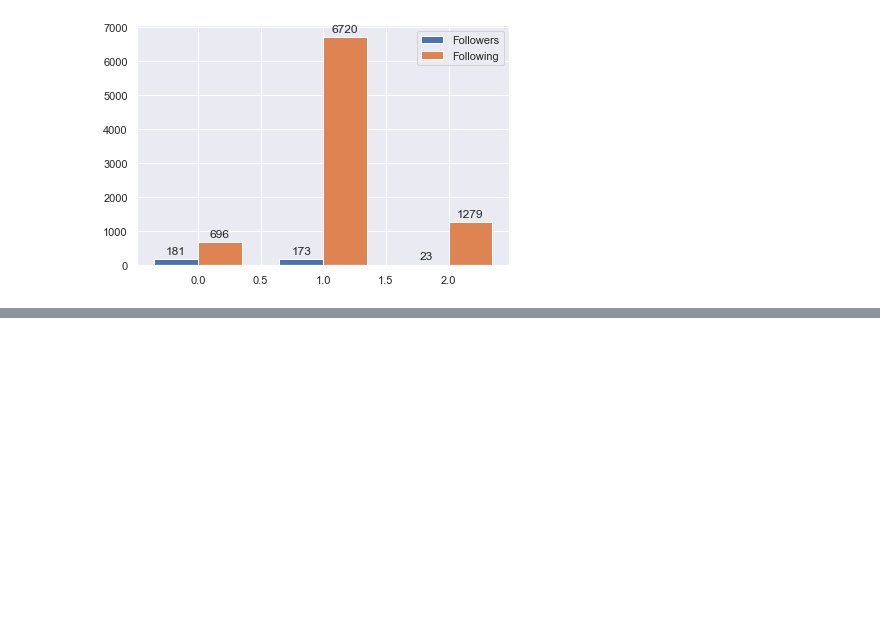
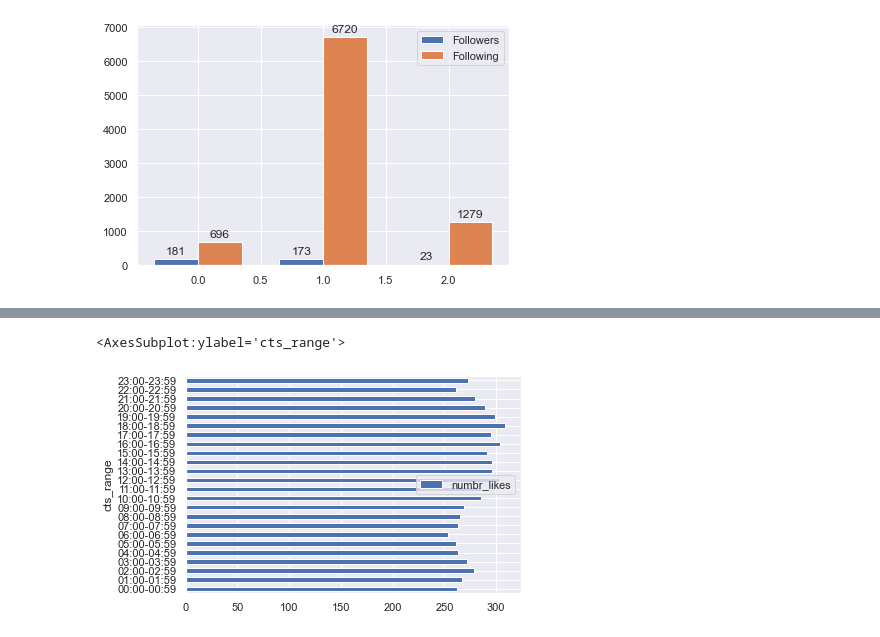
Before and after one commit to GiacomoBelliniStudent/ADM-HW2, a Jupyter notebook: main.ipynb, the cells around one changed output, grey strips where cells are left out. Drawn from its saved outputs; the diff is of its cells as text; code cells hidden in the pictures; blank space fills up the shorter version.

```diff
--- a/main.ipynb
+++ b/main.ipynb
@@ -422,0 +527,24 @@ plt.show()
+# %%
+# Can you find any significant relationship between the time a user publishes a post and the number of comments and “likes”? Use an appropriate statistical test or technique and support your choice.
+just_likes_comments_H = posts_chunk[["cts", "numbr_likes", "number_comments"]]
+just_likes_comments_H['cts'] = pd.to_datetime(just_likes_comments_H['cts']).dt.strftime('%H')#:%S
+
+#Here we create two sub-datasets. "mean_per_hour" will be used for linear regression and correlation, while "chi_square" will be used for the chi squared test.
+
+#"mean_per_hour" will have as columns: cts (the different time ranges), "numbr_likes" (the mean for each time range) and "number_comments"(the mean for each time range)
+mean_per_hour = just_likes_comments_H.groupby(['cts'], as_index = False)['numbr_likes',"number_comments"].mean().sort_values(['cts'], ascending=True)
+
+sum_per_hour = just_likes_comments_H.groupby(['cts'], as_index = False)['numbr_likes',"number_comments"].sum().sort_values(['cts'], ascending=True)
+
+just_likes_comments_H['cts'].astype(str)
+just_likes_comments_H_countcts = just_likes_comments_H.value_counts(['cts']).reset_index(name='count_per_cts')
+
+#"chi_square" will have as columns: cts (the different time ranges), "numbr_likes" (the sum for each time range), "number_comments"(the sum for each time range) and "count_per_cts" (number of posts per time range).
+chi_square = pd.merge(sum_per_hour, just_likes_comments_H_countcts, how='left', on='cts')
+# %%
+mean_per_hour['cts_range'] = mean_per_hour['cts'] +":00-"+mean_per_hour['cts']+':59'
+mean_likes_per_hour = mean_per_hour[["cts_range", "numbr_likes"]]
+mean_likes_per_hour.plot.barh(x="cts_range", y="numbr_likes")
+# %% [output]
+<AxesSubplot:ylabel='cts_range'>
+[figure, added]
```
Also changed, not shown: parts of 24 cells of this notebook.
